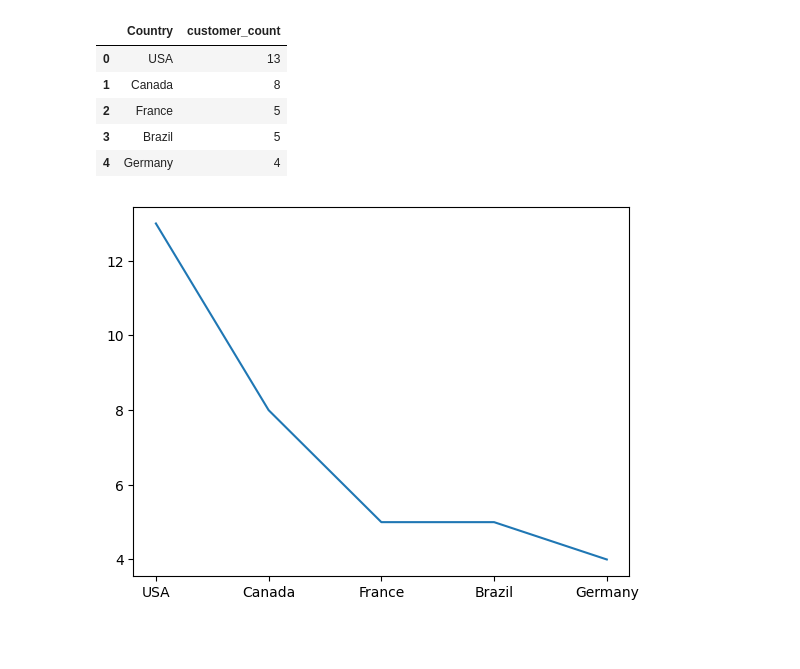
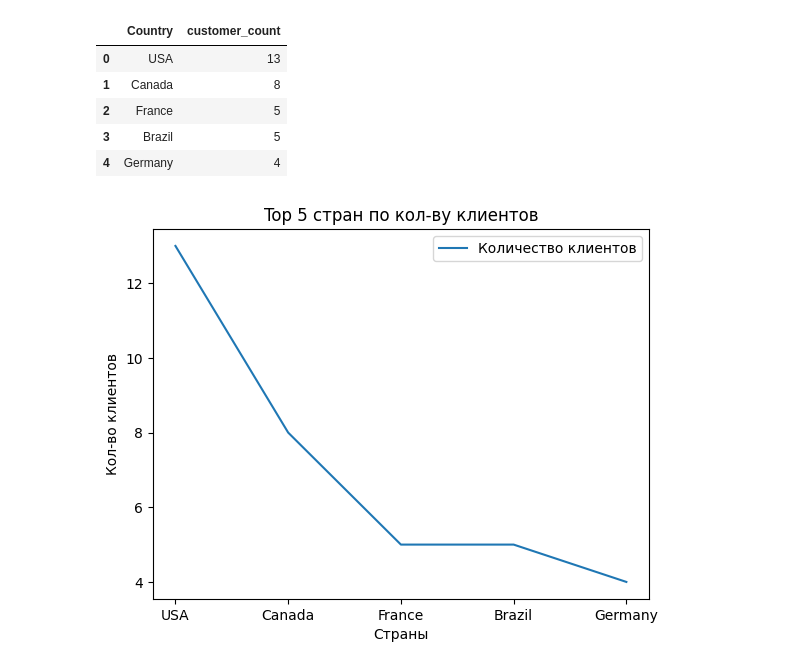
Before and after one commit to barmaley350/SQLLessons, a Jupyter notebook: jupyter_notebooks/examples.ipynb, the cells around one changed output. Cells and saved outputs as stored; diff of their text form; code cells hidden in the pictures; blank space fills up the shorter version.

```diff
--- a/jupyter_notebooks/examples.ipynb
+++ b/jupyter_notebooks/examples.ipynb
@@ -59,7 +59,11 @@ data
 | 4 | Germany | 4 |
 # %%
 fig = plt.figure()
-plt.plot(data["Country"], data["customer_count"])
+plt.plot(data["Country"], data["customer_count"], label="Количество клиентов")
+plt.ylabel("Кол-во клиентов")
+plt.xlabel("Страны")
+plt.title("Top 5 стран по кол-ву клиентов")
+plt.legend()
 plt.show()
 # %% [output]
-[figure, old version]
+[figure, new version]
```
Also changed, not shown: 3 other files.
